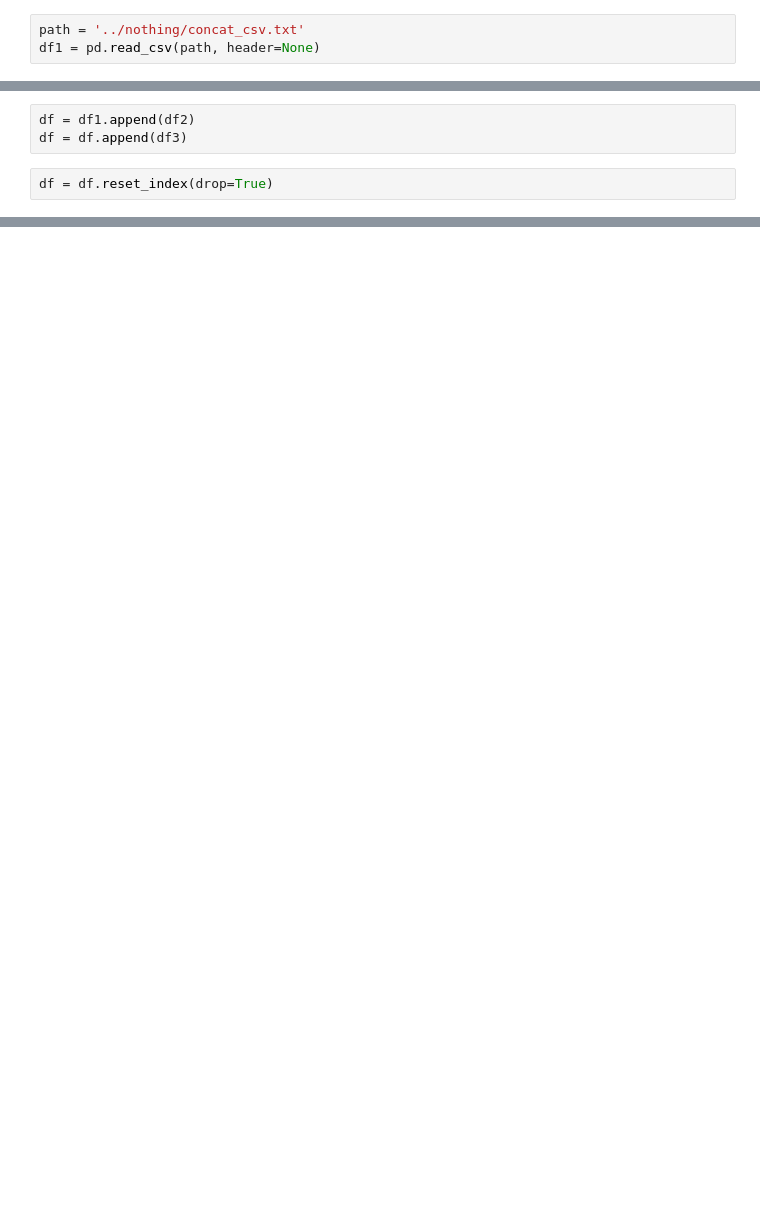
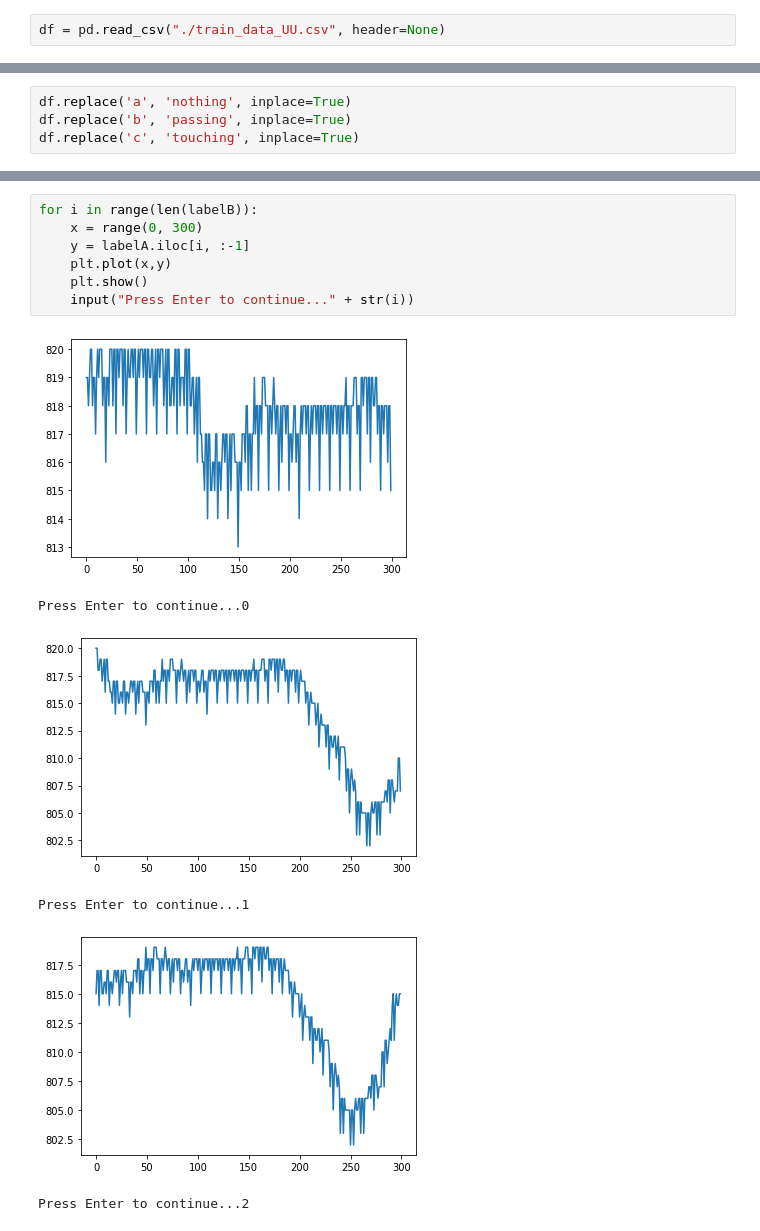
Before and after one commit to OChinBo/mimosa-movement, a Jupyter notebook: OSC_server_python/jupyter/LSTM.ipynb, the cells around one changed output, grey strips where cells are left out. Drawn from its saved outputs; the diff is of its cells as text; blank space fills up the shorter version.

```diff
--- a/OSC_server_python/jupyter/LSTM.ipynb
+++ b/OSC_server_python/jupyter/LSTM.ipynb
@@ -16,3 +39,2 @@ from keras.callbacks import EarlyStopping
 # %%
-path = '../nothing/concat_csv.txt'
-df1 = pd.read_csv(path, header=None)
+df = pd.read_csv("./train_data_UU.csv", header=None)
@@ -70,5 +40,0 @@ df3
-# %%
-df = df1.append(df2)
-df = df.append(df3)
-# %%
-df = df.reset_index(drop=True)
@@ -74,0 +45,4 @@ df = df.reset_index(drop=True)
+# %%
+df.replace('a', 'nothing', inplace=True)
+df.replace('b', 'passing', inplace=True)
+df.replace('c', 'touching', inplace=True)
@@ -107,0 +236,14 @@ x_test, y_test = test_set.iloc[:, 0:-1], test_set.iloc[:, -1]
+# %%
+for i in range(len(labelB)):
+    x = range(0, 300)
+    y = labelA.iloc[i, :-1]
+    plt.plot(x,y)
+    plt.show()
+    input("Press Enter to continue..." + str(i))
+# %% [output]
+[figure, added]
+Press Enter to continue...0
+[figure, added]
+Press Enter to continue...1
+[figure, added]
+Press Enter to continue...2
```
Also changed, not shown: parts of 16 cells of this notebook, 8 other files.
